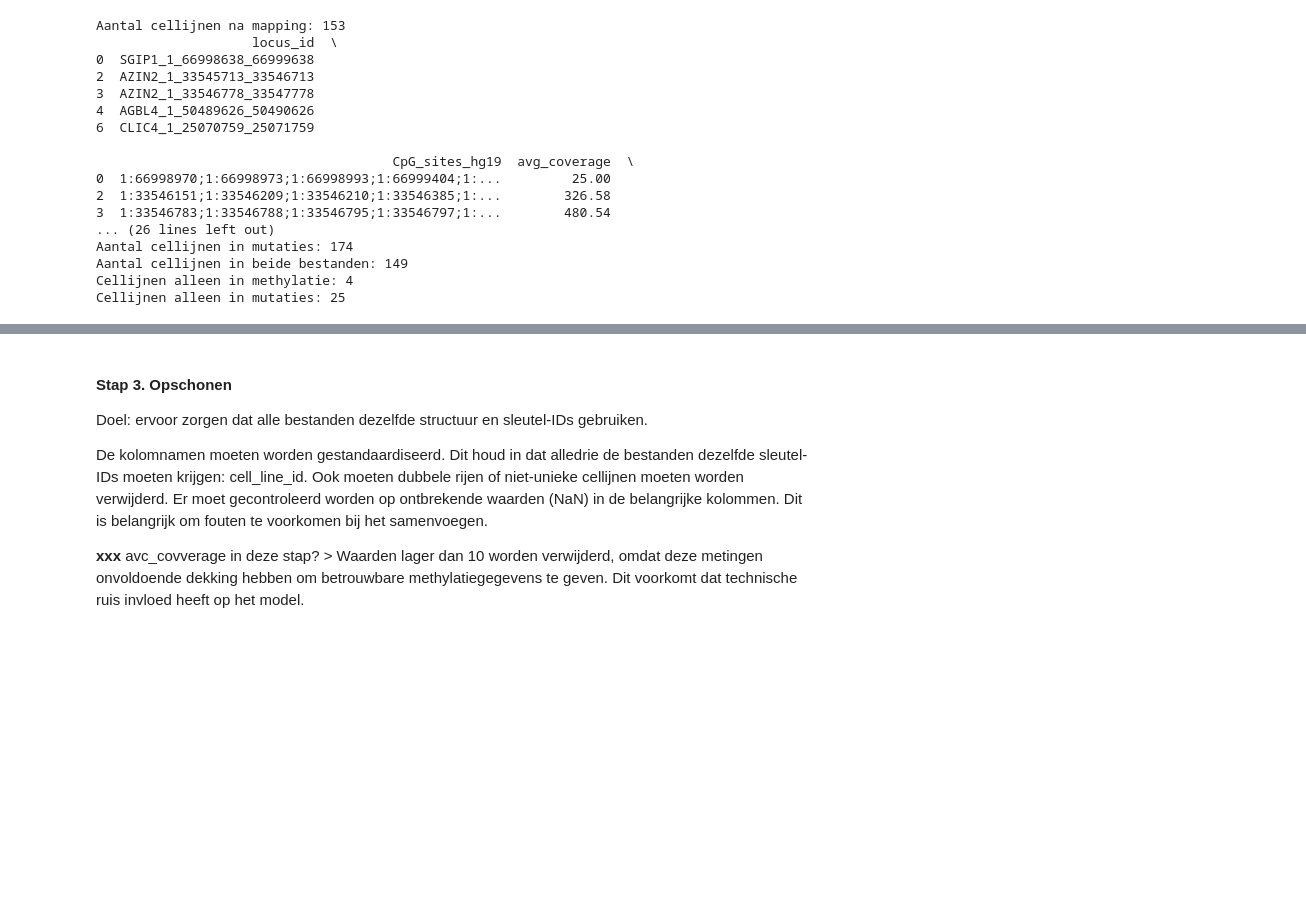
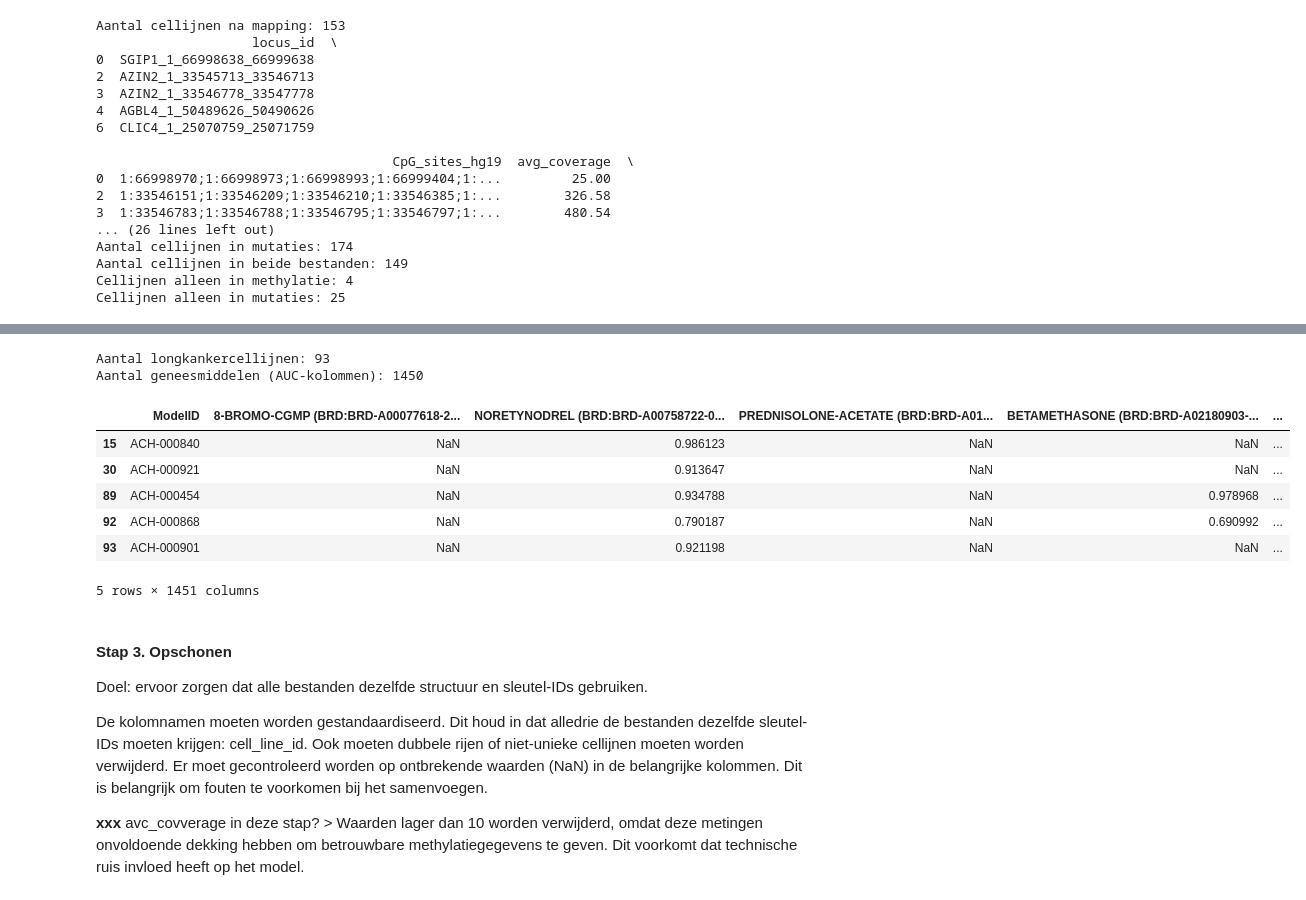
Before and after one commit to ProjecticumDlerpDs/ml_oncoresponse, a Jupyter notebook: notebooks/deelvraag1_dataprep.ipynb, the cells around one changed output, grey strips where cells are left out. Cells and saved outputs as stored; diff of their text form; code cells hidden in the pictures; blank space fills up the shorter version.

```diff
--- a/notebooks/deelvraag1_dataprep.ipynb
+++ b/notebooks/deelvraag1_dataprep.ipynb
@@ -534,3 +542,31 @@ Cellijnen alleen in mutaties: 25
+# %%
+# filter longkankercellijnen (hoofdletterongevoelig)
+lung_response_df = response_df[response_df["lineage_1"].str.lower() == "lung"].copy()
+
+# kolom depmap hernoemen naar ModelID
+lung_response_df = lung_response_df.rename(columns={"depmap_id": "ModelID"})
+
+# kolommen selecteren (identifiers en AUC-waarden)
+id_cols = ["ModelID"]
+auc_cols = [col for col in lung_response_df.columns if col not in id_cols +
+            ["cell_line_display_name", "lineage_1", "lineage_2", "lineage_3",
+             "lineage_4", "lineage_5", "lineage_6"]]
+lung_response_df = lung_response_df[id_cols + auc_cols]
+
+# controle
+print(f"Aantal longkankercellijnen: {lung_response_df.shape[0]}")
+print(f"Aantal geneesmiddelen (AUC-kolommen): {len(auc_cols)}")
+display(lung_response_df.head())
+# %% [output]
+Aantal longkankercellijnen: 93
+Aantal geneesmiddelen (AUC-kolommen): 1450
+|  | ModelID | 8-BROMO-CGMP (BRD:BRD-A00077618-2... | NORETYNODREL (BRD:BRD-A00758722-0... | PREDNISOLONE-ACETATE (BRD:BRD-A01... | BETAMETHASONE (BRD:BRD-A02180903-... | ... |
+| 15 | ACH-000840 | NaN | 0.986123 | NaN | NaN | ... |
+| 30 | ACH-000921 | NaN | 0.913647 | NaN | NaN | ... |
+| 89 | ACH-000454 | NaN | 0.934788 | NaN | 0.978968 | ... |
+| 92 | ACH-000868 | NaN | 0.790187 | NaN | 0.690992 | ... |
+| 93 | ACH-000901 | NaN | 0.921198 | NaN | NaN | ... |
+5 rows × 1451 columns
 # %% [markdown]
 #### Stap 3. Opschonen
 
```
Also changed, not shown: parts of 2 cells of this notebook, 4 other files.
